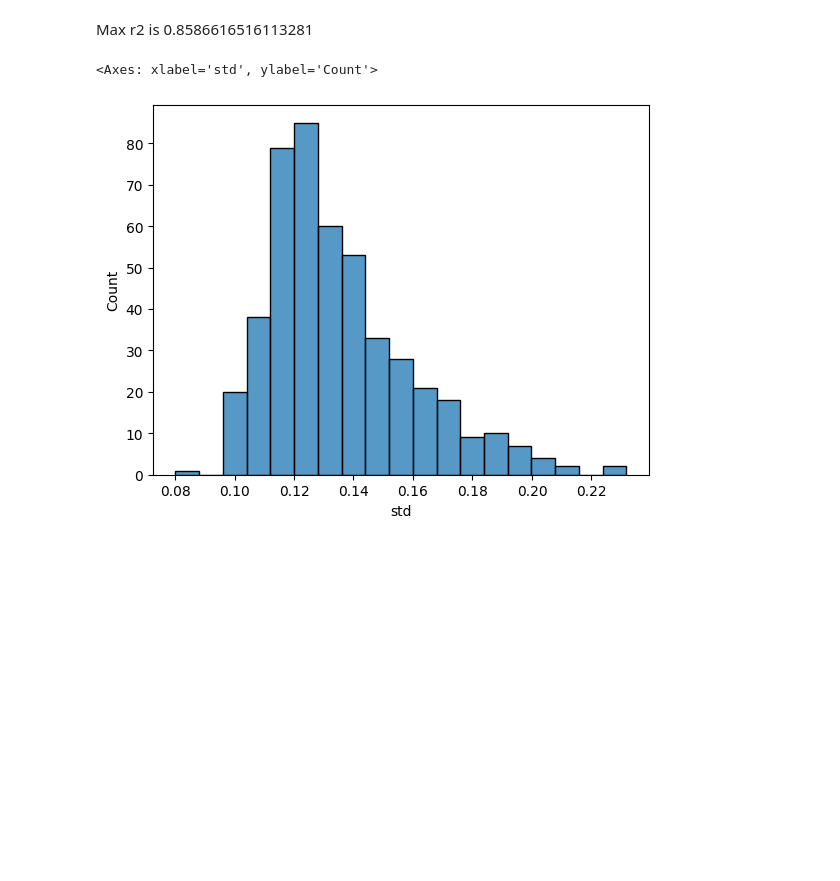
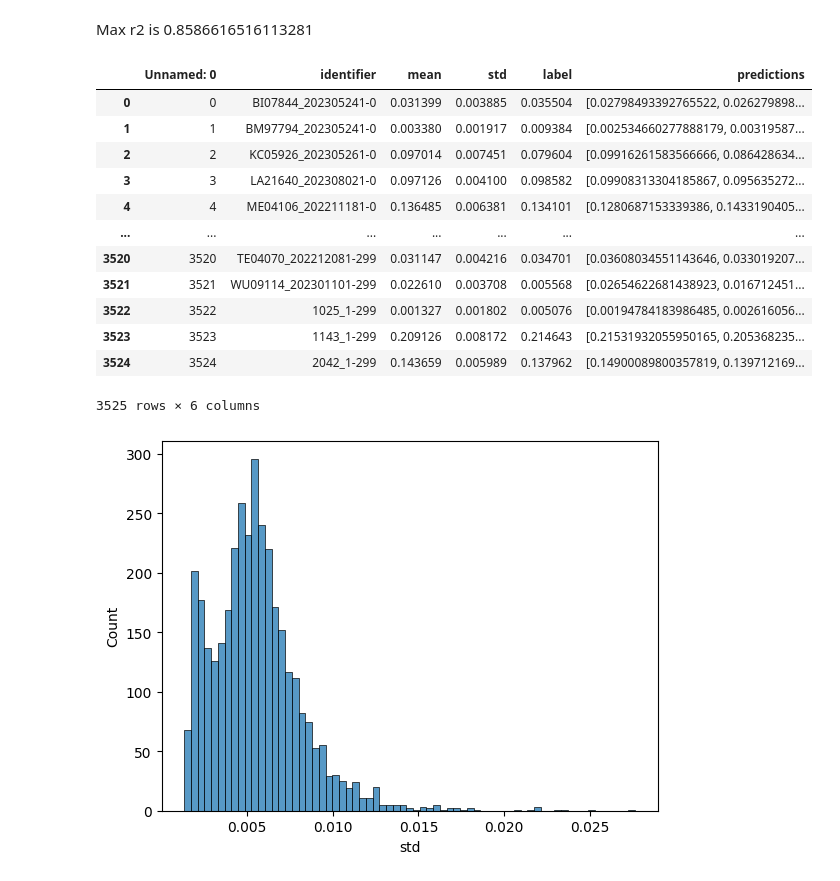
Before and after one commit to chbricout/motiondetector, a Jupyter notebook: notebooks/MCDropout.ipynb, the cells around one changed output. Cells and saved outputs as stored; diff of their text form; code cells hidden in the pictures; blank space fills up the shorter version.

```diff
--- a/notebooks/MCDropout.ipynb
+++ b/notebooks/MCDropout.ipynb
@@ -83,11 +83,24 @@ Text(0.5, 1.0, 'Label against Prediction with 100% confidence')
 # %% [markdown]
 Max r2 is 0.8586616516113281
 # %%
-drop = pd.read_csv(r"C:\Users\Brico\Downloads\mcdropout-res-50565(1).csv")
+drop = pd.read_csv(r"/home/chbricout/Downloads/mcdropout-res.csv")
 sb.histplot(drop, x="std")
+drop
 # %% [output]
+|  | Unnamed: 0 | identifier | mean | std | label | predictions |
+| 0 | 0 | BI07844_202305241-0 | 0.031399 | 0.003885 | 0.035504 | [0.02798493392765522, 0.026279898... |
+| 1 | 1 | BM97794_202305241-0 | 0.003380 | 0.001917 | 0.009384 | [0.002534660277888179, 0.00319587... |
+| 2 | 2 | KC05926_202305261-0 | 0.097014 | 0.007451 | 0.079604 | [0.09916261583566666, 0.086428634... |
+| 3 | 3 | LA21640_202308021-0 | 0.097126 | 0.004100 | 0.098582 | [0.09908313304185867, 0.095635272... |
+| 4 | 4 | ME04106_202211181-0 | 0.136485 | 0.006381 | 0.134101 | [0.1280687153339386, 0.1433190405... |
+| ... | ... | ... | ... | ... | ... | ... |
+| 3520 | 3520 | TE04070_202212081-299 | 0.031147 | 0.004216 | 0.034701 | [0.03608034551143646, 0.033019207... |
+| 3521 | 3521 | WU09114_202301101-299 | 0.022610 | 0.003708 | 0.005568 | [0.02654622681438923, 0.016712451... |
+| 3522 | 3522 | 1025_1-299 | 0.001327 | 0.001802 | 0.005076 | [0.00194784183986485, 0.002616056... |
+| 3523 | 3523 | 1143_1-299 | 0.209126 | 0.008172 | 0.214643 | [0.21531932055950165, 0.205368235... |
+| 3524 | 3524 | 2042_1-299 | 0.143659 | 0.005989 | 0.137962 | [0.14900089800357819, 0.139712169... |
-<Axes: xlabel='std', ylabel='Count'>
+3525 rows × 6 columns
-[figure, old version]
+[figure, new version]
 # %%
 def get_prop_mse_r2(df:pd.DataFrame, std:float):
     filtered = df[df['std']<=std]
```
Also changed, not shown: parts of 4 cells of this notebook, 5 other files.
